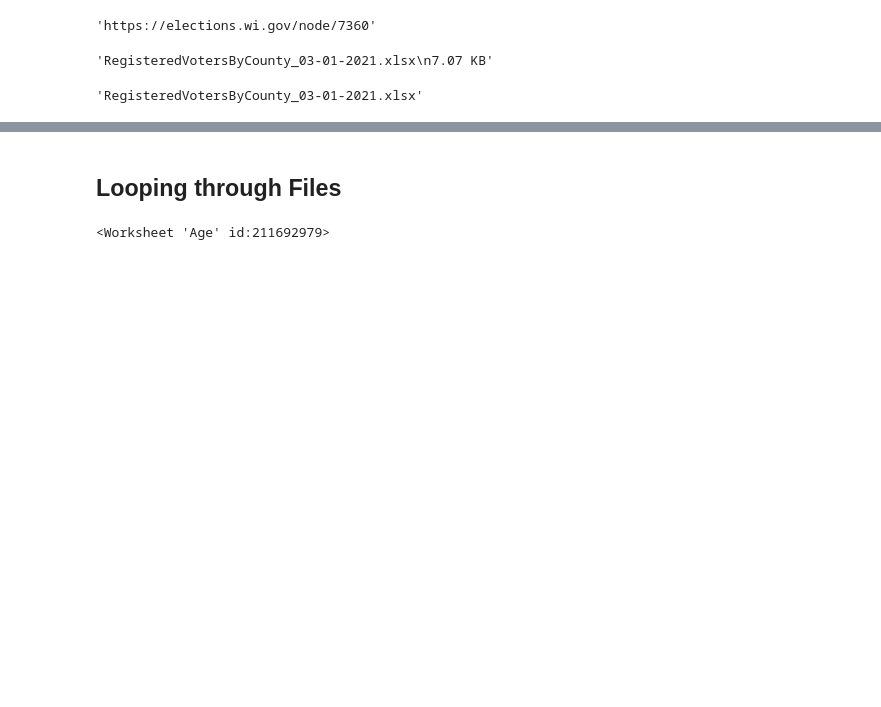
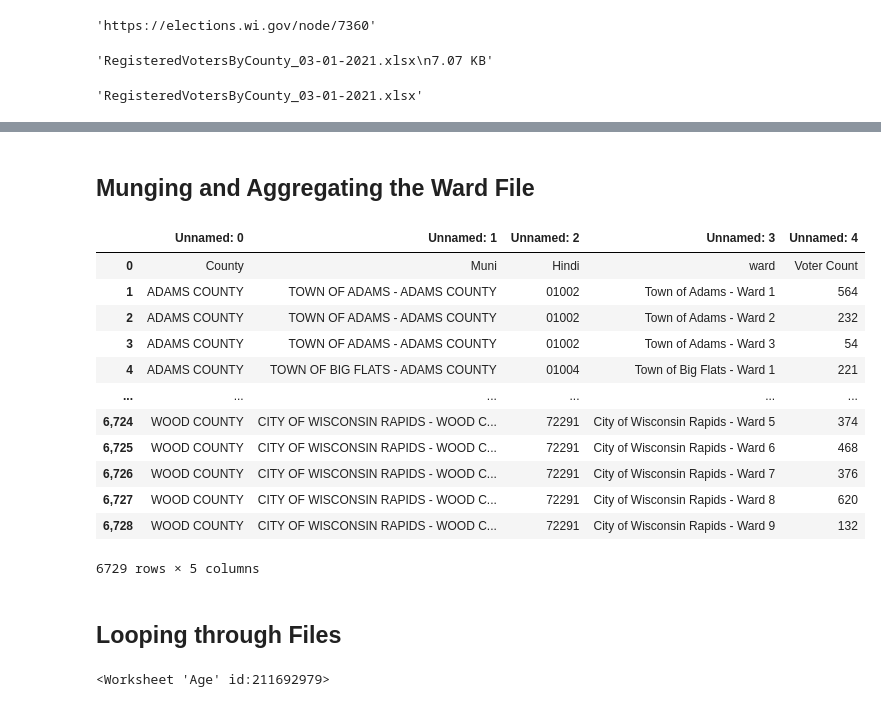
Before and after one commit to skim3ww/2021_wec_avev_tracker, a Jupyter notebook: vr_scrapper.ipynb, the cells around one changed output, grey strips where cells are left out. Cells and saved outputs as stored; diff of their text form; code cells hidden in the pictures; blank space fills up the shorter version.

Commit message:
Munged county file gonna do the same for ward file

```diff
--- a/vr_scrapper.ipynb
+++ b/vr_scrapper.ipynb
@@ -187,3 +132,22 @@ def start(geography):
+# %% [markdown]
+## Munging and Aggregating the Ward File
+# %%
+muni = pd.read_excel('scrapped_files/muni_{}.xlsx'.format(date))
+muni
+# %% [output]
+|  | Unnamed: 0 | Unnamed: 1 | Unnamed: 2 | Unnamed: 3 | Unnamed: 4 |
+| 0 | County | Muni | Hindi | ward | Voter Count |
+| 1 | ADAMS COUNTY | TOWN OF ADAMS - ADAMS COUNTY | 01002 | Town of Adams - Ward 1 | 564 |
+| 2 | ADAMS COUNTY | TOWN OF ADAMS - ADAMS COUNTY | 01002 | Town of Adams - Ward 2 | 232 |
+| 3 | ADAMS COUNTY | TOWN OF ADAMS - ADAMS COUNTY | 01002 | Town of Adams - Ward 3 | 54 |
+| 4 | ADAMS COUNTY | TOWN OF BIG FLATS - ADAMS COUNTY | 01004 | Town of Big Flats - Ward 1 | 221 |
+| ... | ... | ... | ... | ... | ... |
+| 6,724 | WOOD COUNTY | CITY OF WISCONSIN RAPIDS - WOOD C... | 72291 | City of Wisconsin Rapids - Ward 5 | 374 |
+| 6,725 | WOOD COUNTY | CITY OF WISCONSIN RAPIDS - WOOD C... | 72291 | City of Wisconsin Rapids - Ward 6 | 468 |
+| 6,726 | WOOD COUNTY | CITY OF WISCONSIN RAPIDS - WOOD C... | 72291 | City of Wisconsin Rapids - Ward 7 | 376 |
+| 6,727 | WOOD COUNTY | CITY OF WISCONSIN RAPIDS - WOOD C... | 72291 | City of Wisconsin Rapids - Ward 8 | 620 |
+| 6,728 | WOOD COUNTY | CITY OF WISCONSIN RAPIDS - WOOD C... | 72291 | City of Wisconsin Rapids - Ward 9 | 132 |
+6729 rows × 5 columns
 # %% [markdown]
 ## Looping through Files
 # %%
```
Also changed, not shown: parts of 7 cells of this notebook.
